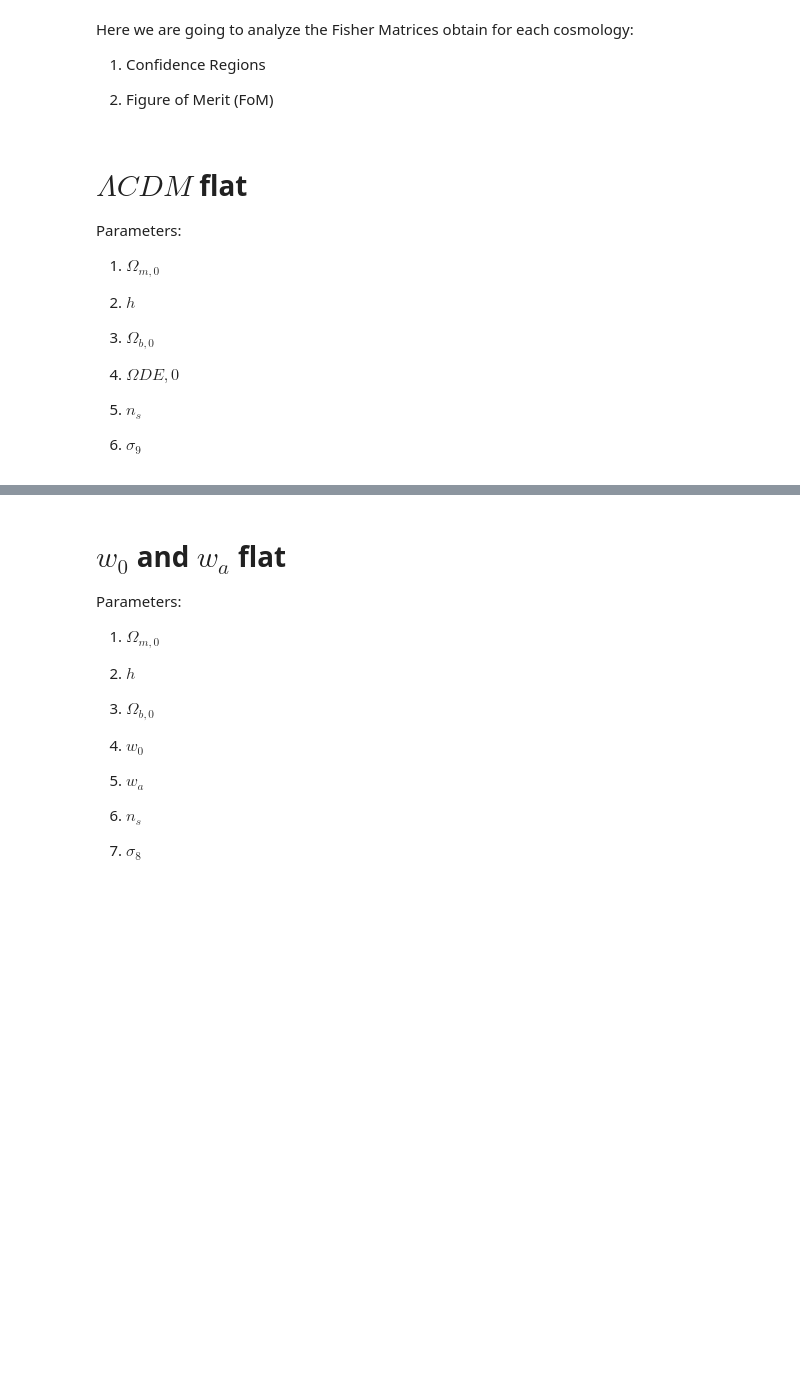
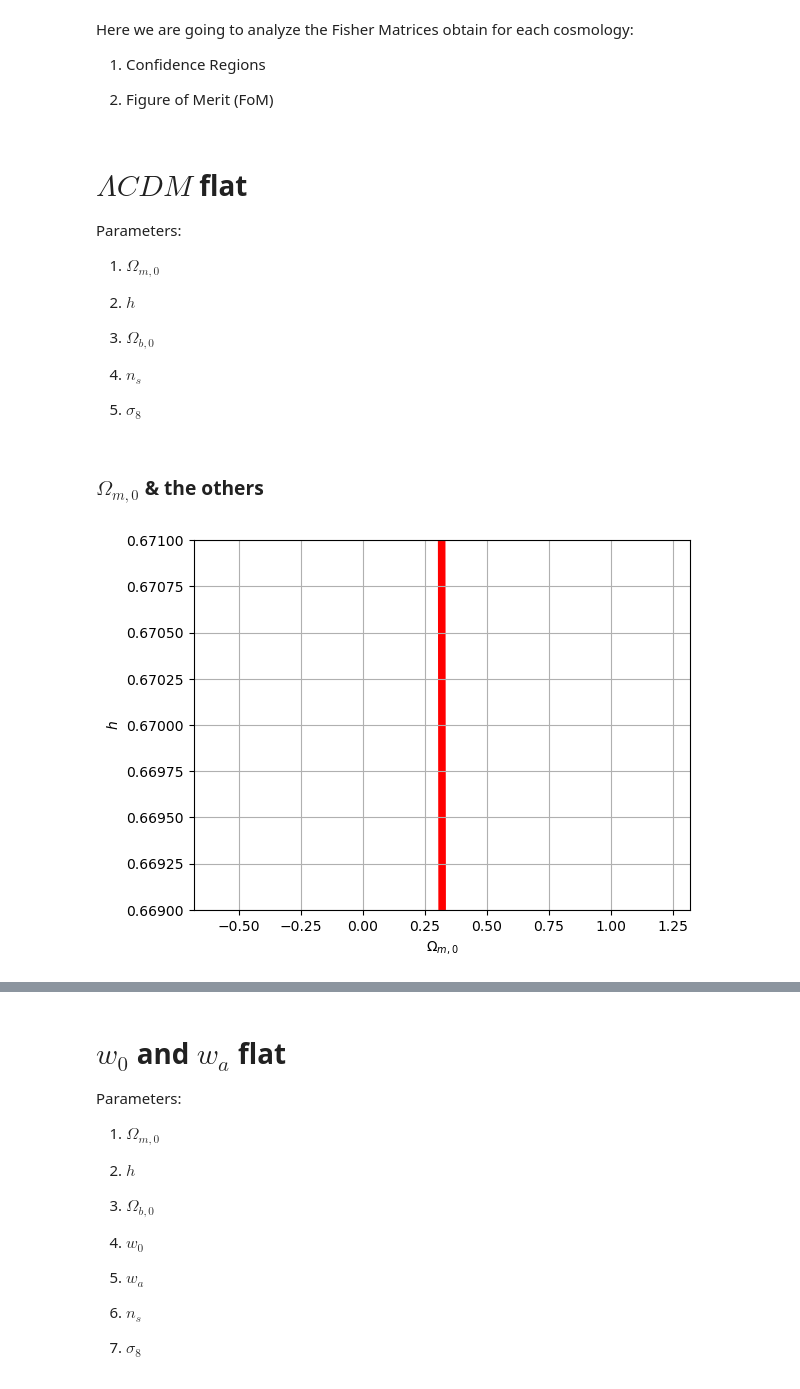
Before and after one commit to XimePS/Fisher_Matrix_WL, a Jupyter notebook: Confidence regions.ipynb, the cells around one changed output, grey strips where cells are left out. Cells and saved outputs as stored; diff of their text form; code cells hidden in the pictures; blank space fills up the shorter version.

```diff
--- a/Confidence regions.ipynb
+++ b/Confidence regions.ipynb
@@ -22,8 +48,6 @@ Parameters:
 
 3. $\Omega_{b,0}$
 
-4. $\Omega{DE,0}$
+4. $n_s$
 
-5. $n_s$
-
-6. $\sigma_9$
+5. $\sigma_8$
@@ -40,0 +65,40 @@ Fi_S_F = np.array([[5539174.68302178, 6547487.58749152, 1168793.55054772,
+# %%
+cov_matrix = inv(Fi_S_F)
+
+def plot_error_ellipse(ax, cov, pos, nstd=2, **kwargs):
+    # Calcula los valores y vectores propios
+    eigvals, eigvecs = np.linalg.eigh(cov)
+
+    # Ordena los valores propios en orden descendente
+    order = eigvals.argsort()[::-1]
+    eigvals, eigvecs = eigvals[order], eigvecs[:, order]
+
+    # El ángulo de rotación de la elipse
+    theta = np.degrees(np.arctan2(*eigvecs[:, 0][::-1]))
+
+    # Anchura y altura de la elipse
+    width, height = 2 * nstd * np.sqrt(eigvals)
+
+    # Crear la elipse
+    ellipse = Ellipse(xy=pos, width=width, height=height, angle=theta, **kwargs)
+
+    ax.add_patch(ellipse)
+# %% [markdown]
+### $\Omega_{m,0}$ & the others
+# %%
+fig, ax = plt.subplots()
+
+cov_ij = cov_matrix[np.ix_([0, 1], [0, 1])]
+
+plot_error_ellipse(ax, cov_ij, pos=(Omega_m0, h), nstd=1, edgecolor='red', lw=2, facecolor='none')
+plot_error_ellipse(ax, cov_ij, pos=(Omega_m0, h), nstd=2, edgecolor='red', lw=2, facecolor='none')
+ax.set_xlim(Omega_m0 -1, Omega_m0 + 1)
+ax.set_ylim(h - 0.001, h + 0.001)
+
+ax.set_xlabel('$\Omega_{m,0}$')
+ax.set_ylabel('$h$')
+ax.grid(True)
+
+plt.show()
+# %% [output]
+[figure, added]
```
Also changed, not shown: parts of 12 cells of this notebook, 2 other files.
